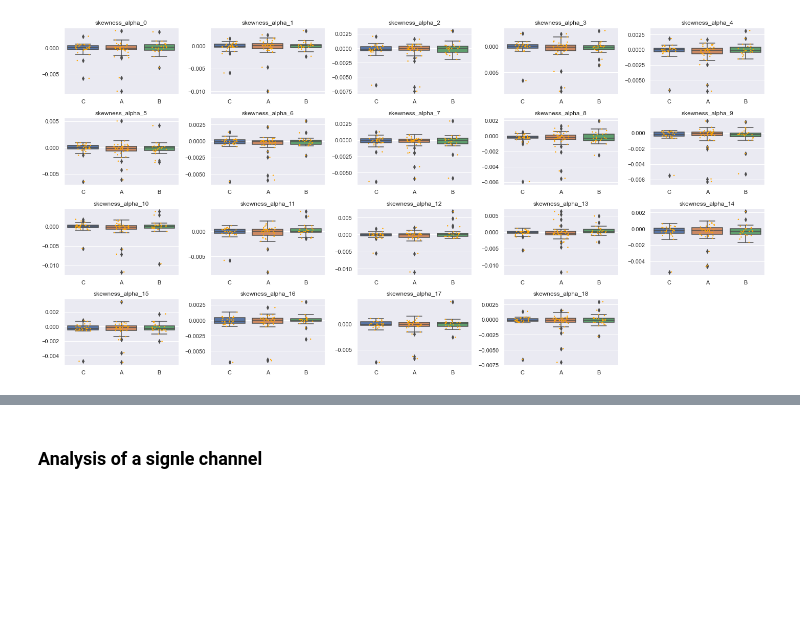
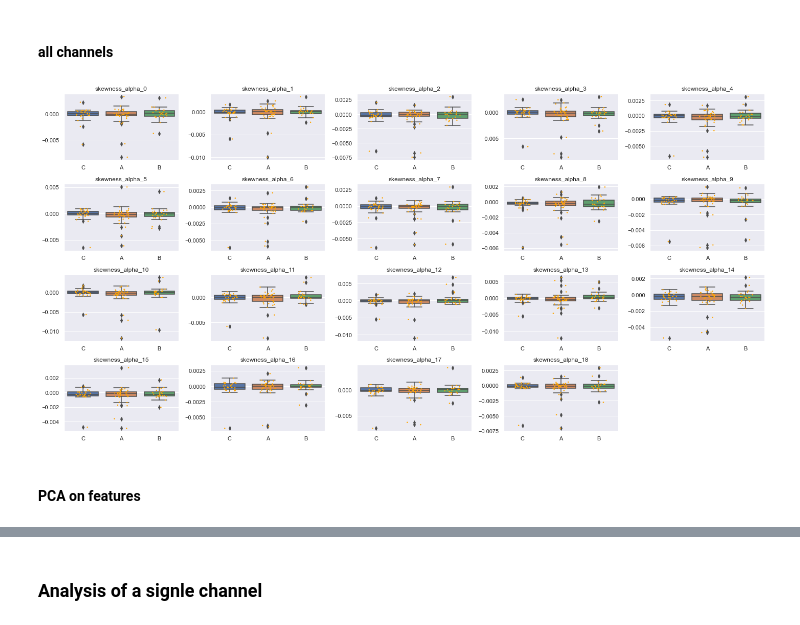
Before and after one commit to strajdzsha/EEG-classification, a Jupyter notebook: analysis/box_plots.ipynb, the cells around one changed output, grey strips where cells are left out. Saved outputs shown, nothing was run; the diff lists cells and outputs as text; code cells hidden in the pictures; blank space fills up the shorter version.

Commit message:
box plots pca on features

```diff
--- a/analysis/box_plots.ipynb
+++ b/analysis/box_plots.ipynb
@@ -15,6 +15,8 @@ import matplotlib.pyplot as plt
 import scipy
 import configparser
 import re
+# %% [markdown]
+#### all channels
 # %%
 config = configparser.ConfigParser()
 config.read('../config.ini')
@@ -45,38 +47,42 @@ sns.set(rc = {'figure.figsize':(20,10)})
 sns.set(style = "darkgrid")
 plt.rcParams["figure.autolayout"] = True
 
+27 jul 4 avg
+23 30 avgf
 
 for charac in range(25):
     f, axes = plt.subplots(4, 5)
     ax_last = axes[3][4]
 
     col = stop = charac*19
     for i in range(4):
         for j in range(5):
             # plot last subplot empty
             if col == stop + 19:
                 ax_last.set_axis_off()
                 break
             one_ch = {'C': list(C_participants[cols[col]]), 'A': list(A_participants[cols[col]]), 'B': list(B_participants[cols[col]])}
             #make dict same length by adding nan
             max_len = max([len(one_ch['C']), len(one_ch['A']), len(one_ch['B'])])
             for key in one_ch.keys():
                 one_ch[key] += [np.nan]*(max_len-len(one_ch[key]))
             one_ch_df = pd.DataFrame(one_ch)
 
             #plot the boxplot and stripplot
             ax = sns.boxplot(data = one_ch_df, ax=axes[i][j])
             ax = sns.stripplot(data = one_ch_df, color="orange", jitter=0.2, size=2.5, ax=axes[i][j])
             ax.set_title(cols[col])
             #set y limits
             #ax.set_ylim(-5, 80)
             #ax = sns.violinplot(data = data_ch)
             col += 1
 
 
     f.subplots_adjust(hspace=0.2, wspace=0.2)
-    plt.savefig('../BoxPlotsPCA/' + cols[stop][:-len(cols[stop].split('_')[-1])-1] + '.png', dpi = 300)
+    plt.savefig('../BoxPlotsAllFeatures/' + cols[stop][:-len(cols[stop].split('_')[-1])-1] + '.png', dpi = 300)
     plt.show()
     break
 # %% [output]
-[figure, old version]
+[figure, new version]
+# %% [markdown]
+#### PCA on features
```
Also changed, not shown: parts of 7 cells of this notebook, 27 other files.
